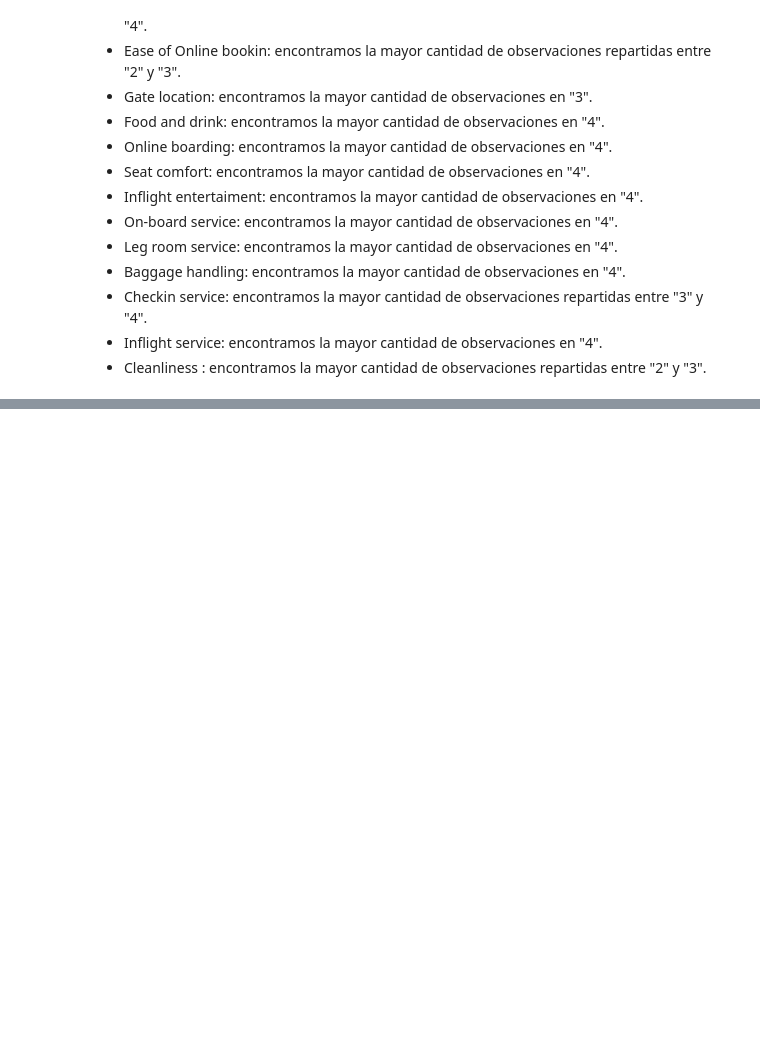
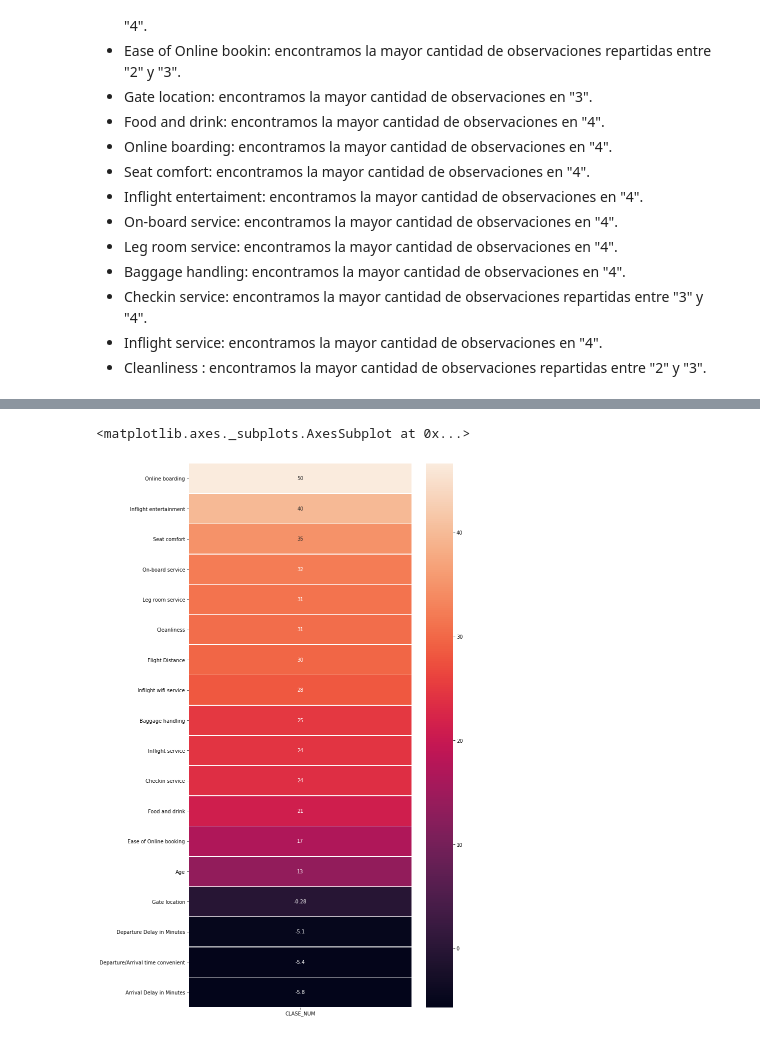
Before and after one commit to TomasSG/Parcial2-CienciaDeDatos, a Jupyter notebook: notebook/Parcial2.ipynb, the cells around one changed output, grey strips where cells are left out. Drawn from its saved outputs; the diff is of its cells as text; code cells hidden in the pictures; blank space fills up the shorter version.

Commit message:
Agregue código para el heatmap

```diff
--- a/notebook/Parcial2.ipynb
+++ b/notebook/Parcial2.ipynb
@@ -311,0 +316,22 @@ De estos gráficos denotamos que:
+# %%
+# Clonamos los datos exclusivamente para hacer esta matriz
+df = datos_eda.copy()
+
+# Creamos una variable CLASE que sea numérica
+df["CLASE_NUM"] = [1 if x == "satisfied" else 0 for x in df["CLASE"]]
+
+# Creamos la matriz de correlación
+df_cor = df.corr()[["CLASE_NUM"]] * 100
+
+# Eliminamos la fila "CLASE_NUM" para no tener la correlación consigo misma
+df_cor = df_cor.drop("CLASE_NUM", axis=0)
+
+# Ordenamos los valores
+df_cor = df_cor.sort_values("CLASE_NUM", ascending=False)
+
+# Graficamos el heatmap
+plt.figure(figsize=(FIGSIZE))
+sns.heatmap(df_cor, robust=True, linewidths=.5, annot=True, )
+# %% [output]
+<matplotlib.axes._subplots.AxesSubplot at 0x...>
+[figure, added]
```
Also changed, not shown: parts of 1 cell of this notebook.
